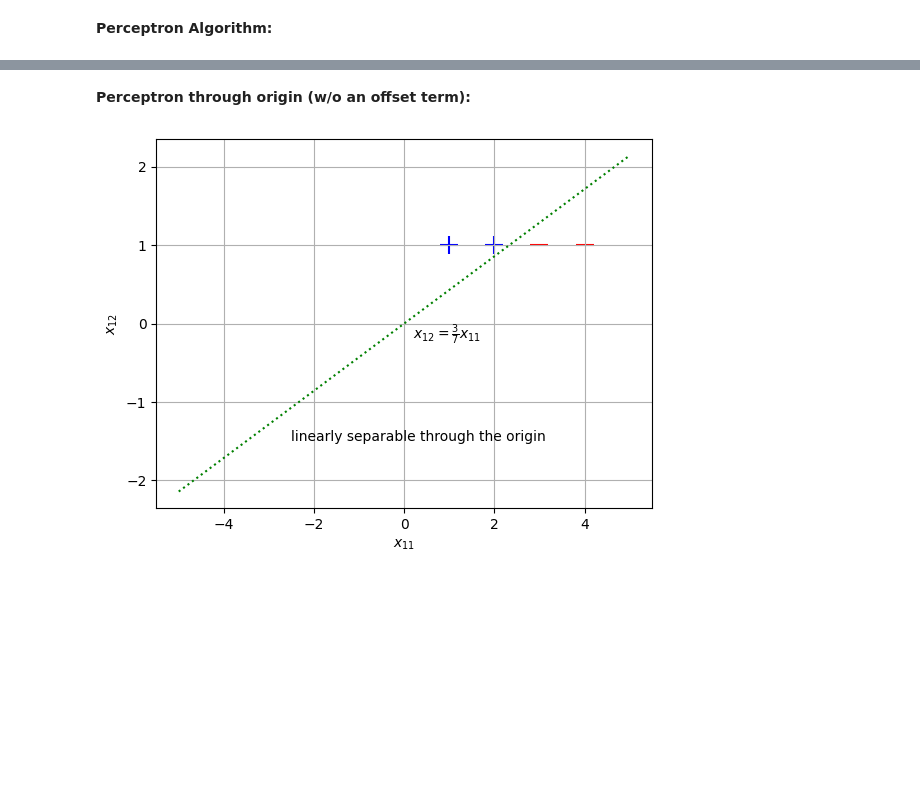
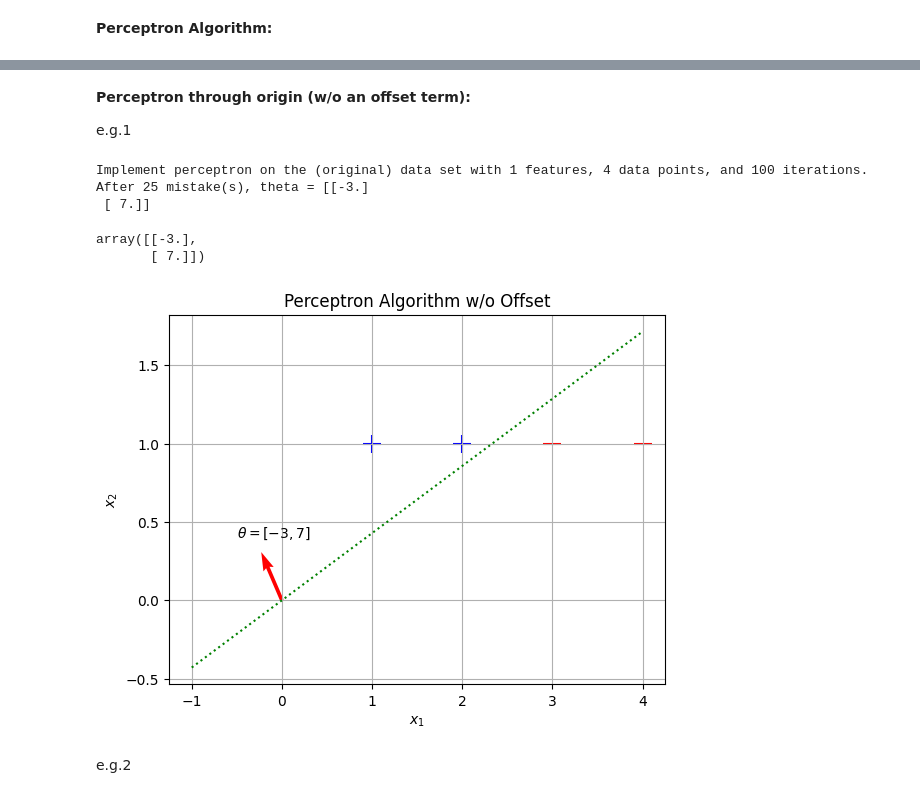
Before and after one commit to pquynhvu/ML, a Jupyter notebook: perceptrons.ipynb, the cells around one changed output, grey strips where cells are left out. Cells and saved outputs as stored; diff of their text form; code cells hidden in the pictures; blank space fills up the shorter version.

```diff
--- a/perceptrons.ipynb
+++ b/perceptrons.ipynb
@@ -49,2 +75,4 @@ plt.show()
 # %% [markdown]
 **Perceptron through origin (w/o an offset term):**
+
+e.g.1
@@ -63,14 +79,31 @@ for t in range(10):
+# %%
+X = np.array([[1], [2], [3], [4]])
+y = np.array([[1], [1], [-1], [-1]])
+
+df = pd.DataFrame(X, columns=['x1'])
+df = df.assign(x2 = np.ones(X.shape[0]), y = y)
+
+perceptron_through_origin(X, y, 100)
+# %% [output]
+Implement perceptron on the (original) data set with 1 features, 4 data points, and 100 iterations.
+After 25 mistake(s), theta = [[-3.]
+ [ 7.]]
+array([[-3.],
+       [ 7.]])
 # %%
-df = pd.DataFrame(X_new, columns=['x11', 'x12'])
-df = df.assign(y = Y)
+plt.scatter(df[df['y']==1]['x1'], df[df['y']==1]['x2'], marker='+', s=150, c='b')
+plt.scatter(df[df['y']==-1]['x1'], df[df['y']==-1]['x2'], marker='_', s=150, c='r')
+plt.plot(np.linspace(-1, 4, num=10),  (3/7)*np.linspace(-1, 4, num=10), 'g:')
+plt.title('Perceptron Algorithm w/o Offset')
+plt.xlabel('$x_{1}$')
+plt.ylabel('$x_{2}$')
 
-plt.scatter(df[df['y'] > 0]['x11'], df[df['y'] > 0]['x12'], marker='+', s=150, c='b')
-plt.scatter(df[df['y'] < 0]['x11'], df[df['y'] < 0]['x12'], marker='_', s=150, c='r')
-plt.plot(np.linspace(-5, 5, num=10), (3/7)*np.linspace(-5, 5, num=10), 'g:')
-plt.text(0.2, -0.2, '$x_{12} = \\frac{3}{7} x_{11}$')
-plt.text(- 2.5, -1.5, 'linearly separable through the origin')
-plt.xlabel('$x_{11}$')
-plt.ylabel('$x_{12}$')
+plt.quiver(0, 0, -3, 7, color='r', units='xy', scale=15)
+plt.text(-0.5, 0.4, '$\\theta = [-3,7]$')
+
 plt.grid()
+plt.show()
 # %% [output]
-[figure, old version]
+[figure, new version]
+# %% [markdown]
+e.g.2
```
Also changed, not shown: parts of 14 cells of this notebook, 2 other files.
